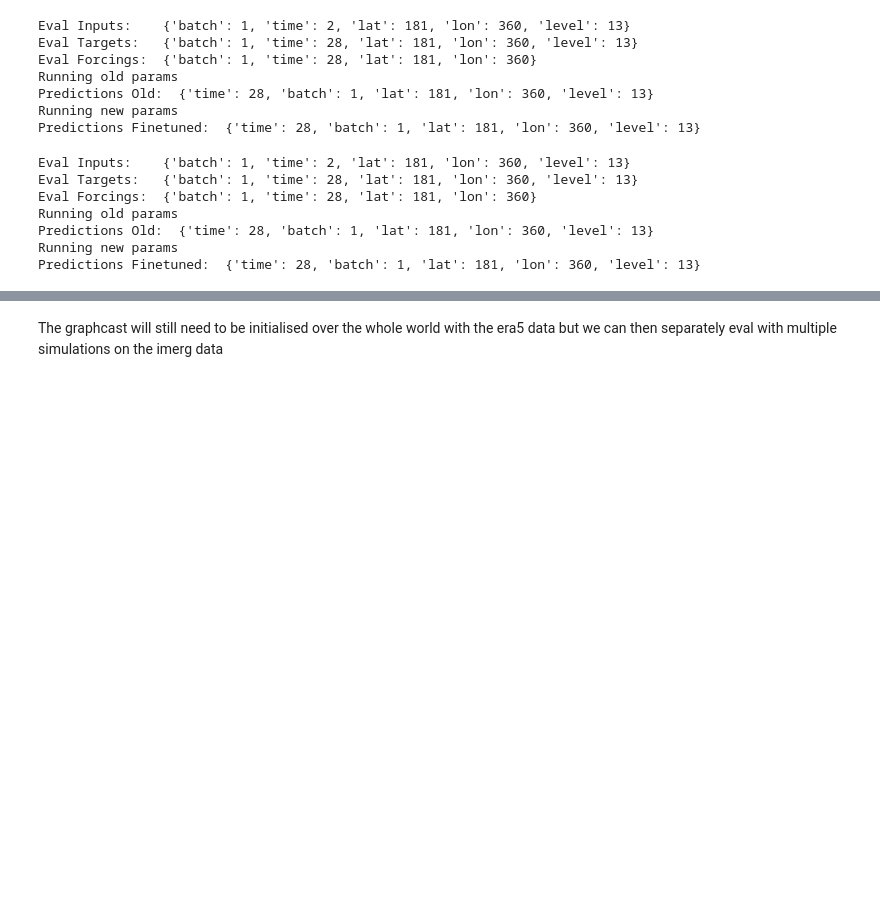
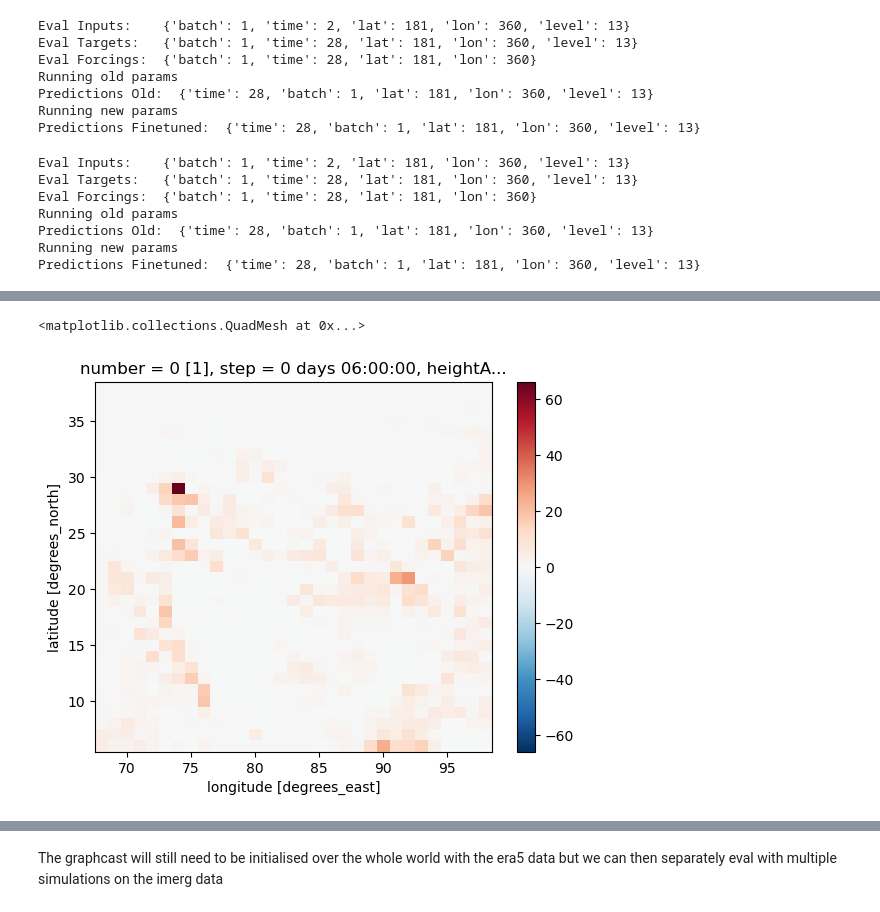
Before and after one commit to SaptarishiD/graphcast, a Jupyter notebook: local_files/finetune_vs_base_imerg.ipynb, the cells around one changed output, grey strips where cells are left out. Saved outputs shown, nothing was run; the diff lists cells and outputs as text; code cells hidden in the pictures; blank space fills up the shorter version.

```diff
--- a/local_files/finetune_vs_base_imerg.ipynb
+++ b/local_files/finetune_vs_base_imerg.ipynb
@@ -668,0 +709,11 @@ def plot_difference_with_targets_base_sims(preds_old, targets, time_step, var_na
+# %%
+imd_july_2022 = xr.open_dataset("/Datastorage/saptarishi.dhanuka_asp25/imd_forecasts/imd_july2022_7_days.grib")
+old_lats = imd_july_2022['latitude'].values
+old_lons = imd_july_2022['longitude'].values
+new_lats = np.arange(-90.0, 90.0 + 1e-8, 1.0)
+new_lats = np.flip(new_lats)
+new_lons = np.arange(0, 359.75 + 1e-8, 1.0)
+imd_july_2022 = imd_july_2022.interp({'latitude': new_lats, 'longitude': new_lons},
+                        method='linear',
+                        kwargs={'fill_value': None})
+imd_july_2022
@@ -668,0 +738,5 @@ def plot_difference_with_targets_base_sims(preds_old, targets, time_step, var_na
+# %%
+init_date = select_time_evals_copy[0].datetime.values[0][0]
+init_date = init_date.astype('datetime64[D]')
+print(init_date)
+imd_july_2022
@@ -668,0 +788,4 @@ def plot_difference_with_targets_base_sims(preds_old, targets, time_step, var_na
+# %%
+inited_imd = imd_july_2022.sel(time=init_date)
+inited_imd = inited_imd.rename({'latitude': 'lat', 'longitude': 'lon'})
+inited_imd['tp'].isel(step=1)
@@ -668,0 +855,6 @@ def plot_difference_with_targets_base_sims(preds_old, targets, time_step, var_na
+# %%
+diff = inited_imd['tp'].isel(step=1).sel(lat=slice(latmax, latmin), lon=slice(lonmin, lonmax)).squeeze() - eval_targets.isel(time=0)['total_precipitation_6hr'].isel(batch=0).sel(lat=slice(latmin, latmax), lon=slice(lonmin, lonmax)).squeeze()
+diff.plot()
+# %% [output]
+<matplotlib.collections.QuadMesh at 0x...>
+[figure, added]
```
Also changed, not shown: parts of 51 cells of this notebook, 13 other files.
